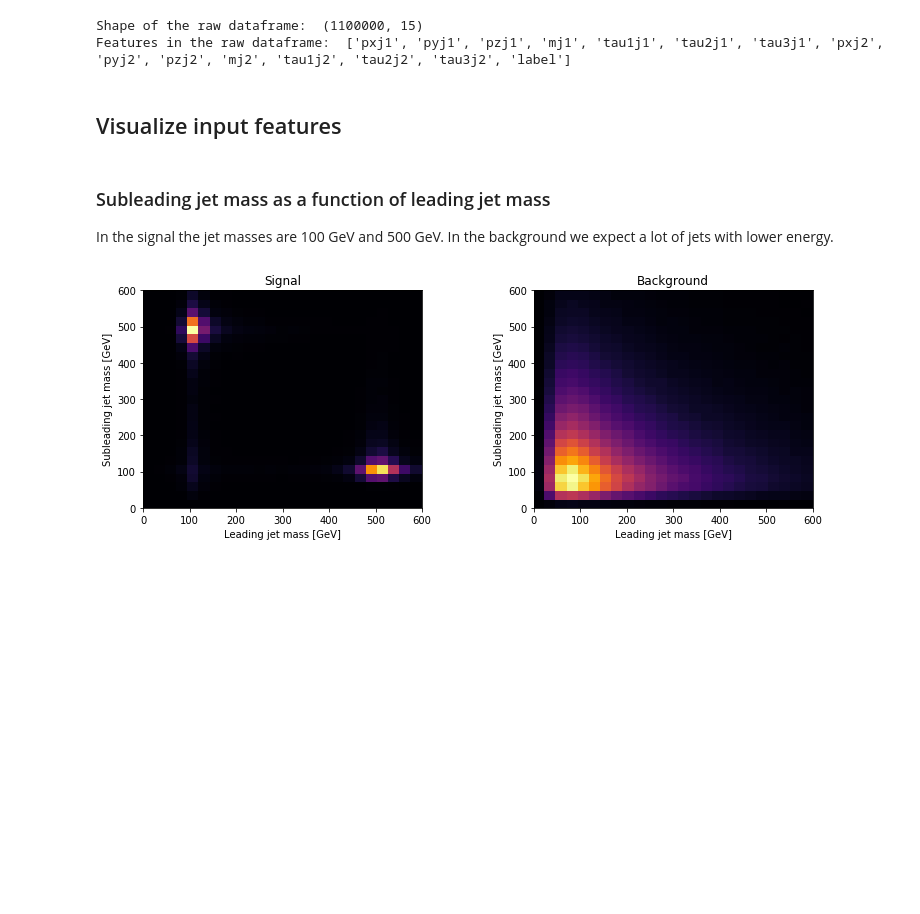
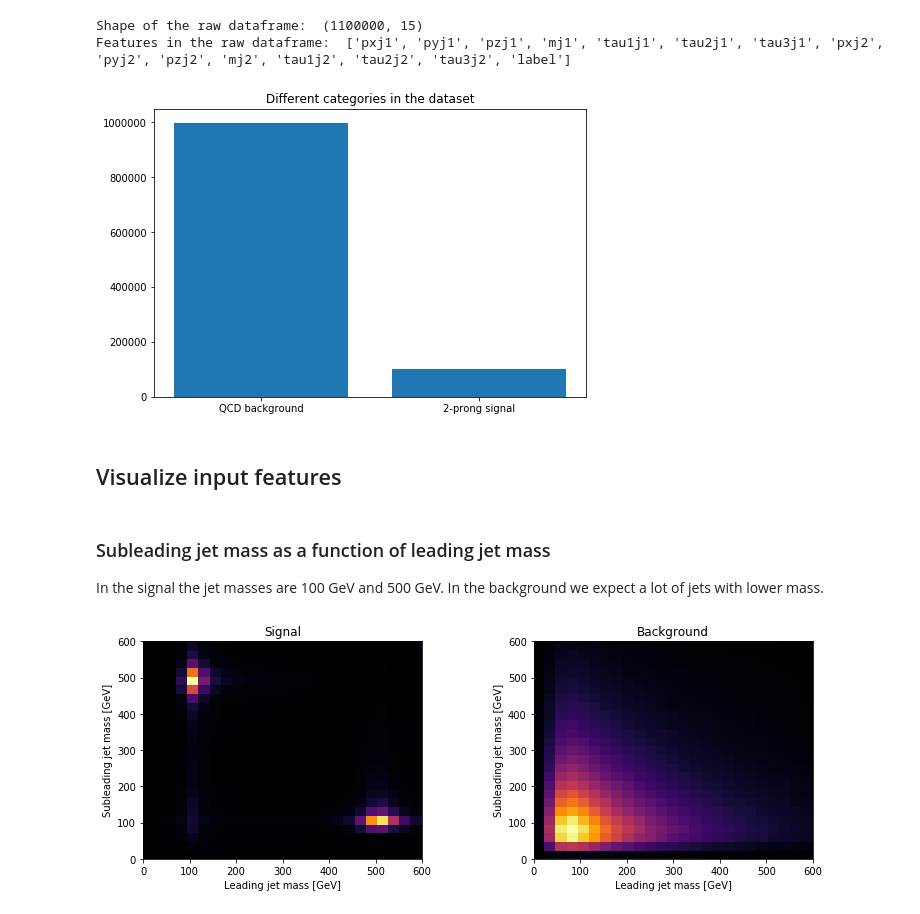
Before and after one commit to uwepe-analysis/anomaly-detectection, a Jupyter notebook: notebooks/explore_dataset.ipynb, the cells around one changed output. Drawn from its saved outputs; the diff is of its cells as text; code cells hidden in the pictures; blank space fills up the shorter version.

```diff
--- a/notebooks/explore_dataset.ipynb
+++ b/notebooks/explore_dataset.ipynb
@@ -75,6 +76,18 @@ df_sig_bkg = load_data(raw_input)
 # Backgrouns: label=0
 df_bkg = df_sig_bkg.loc[df_sig_bkg['label'] == 0]
 df_sig = df_sig_bkg.loc[df_sig_bkg['label'] == 1]
+# %%
+n_bkg = df_bkg.shape[0]
+n_sig = df_sig.shape[0]
+fig = plt.figure()
+ax = fig.add_axes([0,0,1,1])
+categories = ['QCD background', '2-prong signal']
+evnts = [n_bkg, n_sig]
+ax.bar(categories,evnts)
+plt.title("Different categories in the dataset")
+plt.show()
+# %% [output]
+[figure, added]
 # %% [markdown]
 ## Visualize input features
 # %%
@@ -107,7 +120,7 @@ def plot_inputs_2d(var1, var2, df_sig, df_bkg):
     #plt.legend()
 # %% [markdown]
 ### Subleading jet mass as a function of leading jet mass
-In the signal the jet masses are 100 GeV and 500 GeV. In the background we expect a lot of jets with lower energy.
+In the signal the jet masses are 100 GeV and 500 GeV. In the background we expect a lot of jets with lower mass.
 # %%
 plot_inputs_2d('mj1', 'mj2', df_sig, df_bkg)
 # %% [output]
```
Also changed, not shown: parts of 5 cells of this notebook, 3 other files.
